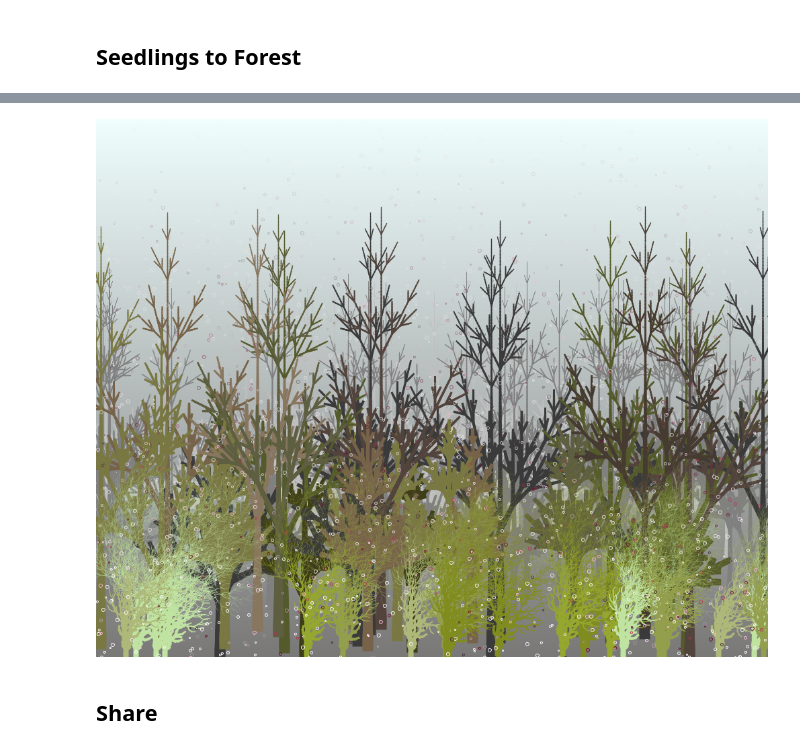
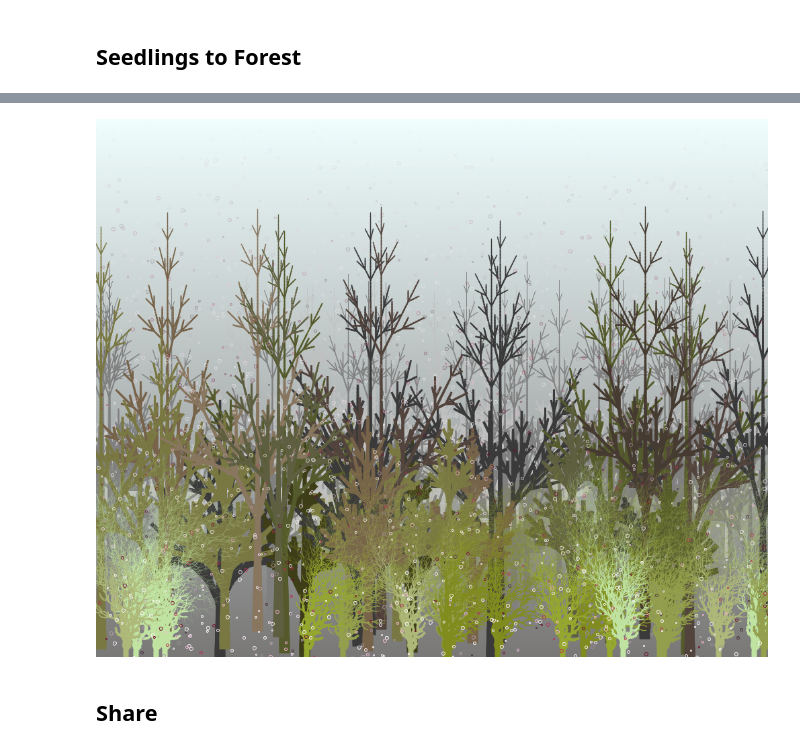
Before and after one commit to maiatoday/ForestWalk, a Jupyter notebook: book/Forest.ipynb, the cells around one changed output, grey strips where cells are left out. Drawn from its saved outputs; the diff is of its cells as text; code cells hidden in the pictures.

```diff
--- a/book/Forest.ipynb
+++ b/book/Forest.ipynb
@@ -328,35 +328,35 @@ seedlings
 val forestForeground = seedlings.filter { !isTree || Ground.valueOf(ground) == Ground.Fore }.toListOf<Seedling>()
 val forestMiddleground = seedlings.filter { isTree && Ground.valueOf(ground) == Ground.Middle }.toListOf<Seedling>()
 val forestBackground = seedlings.filter { isTree && Ground.valueOf(ground) == Ground.Back }.toListOf<Seedling>()
 
 val forestImage = canvas(width, height) { width, height ->
     skyEarth(width, height, springSky, springEarth)
     for (plant in forestBackground) {
         goSquirrel(plant)
     }
     for (plant in forestMiddleground) {
         goSquirrel(plant)
     }
     for (plant in forestForeground) {
         goSquirrel(plant)
     }
 }
 val forestId = "forestid"
 DISPLAY(forestImage, id = forestId)
-repeat (2) {
+repeat (20) {
     Thread.sleep(500)
     val c = canvas(width, height, startImage = forestImage) { width, height ->
         repeat(2000) {
             val p = randomOffset(width = width, height = height, startY = 0)
             val radius = randomRadius(2, 6)
             color = randomFrom(petalShades, ((p.y / height.toFloat()) * 255).toInt())
             drawOval(p.x, p.y, radius, radius)
         }
     }
     UPDATE_DISPLAY(c, forestId)
 }
 # %% [output]
-[figure, old version]
+[figure, new version]
 # %% [markdown]
 
 ## Share
```
